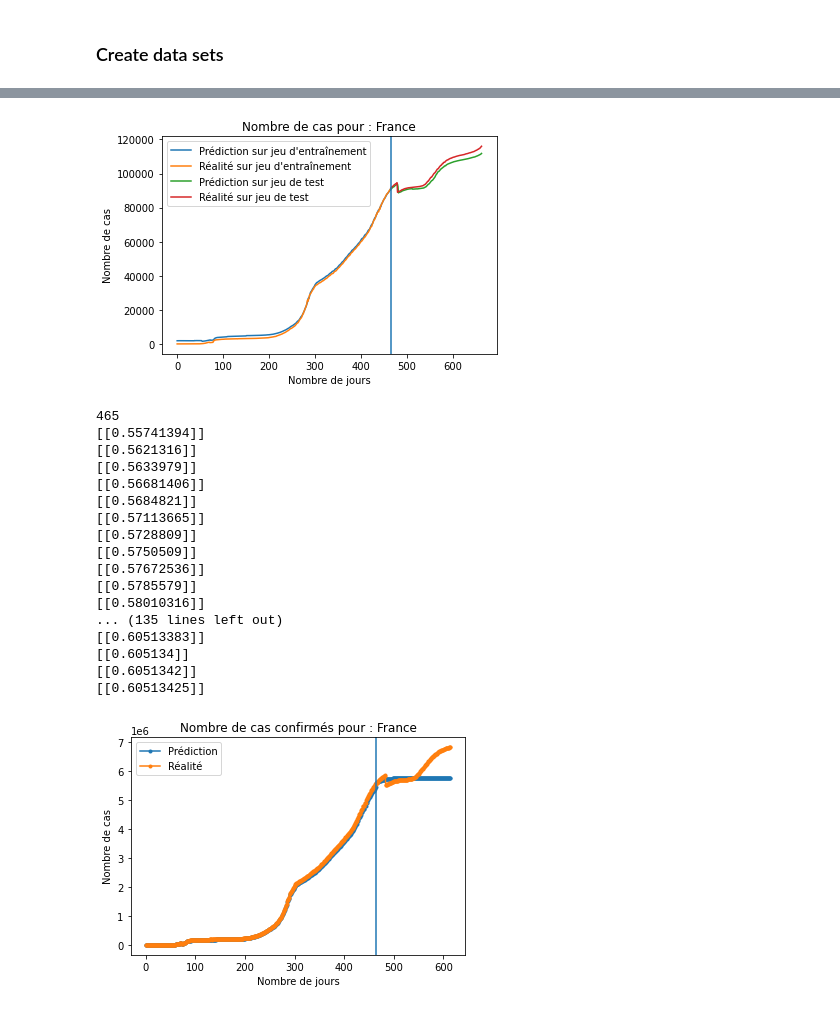
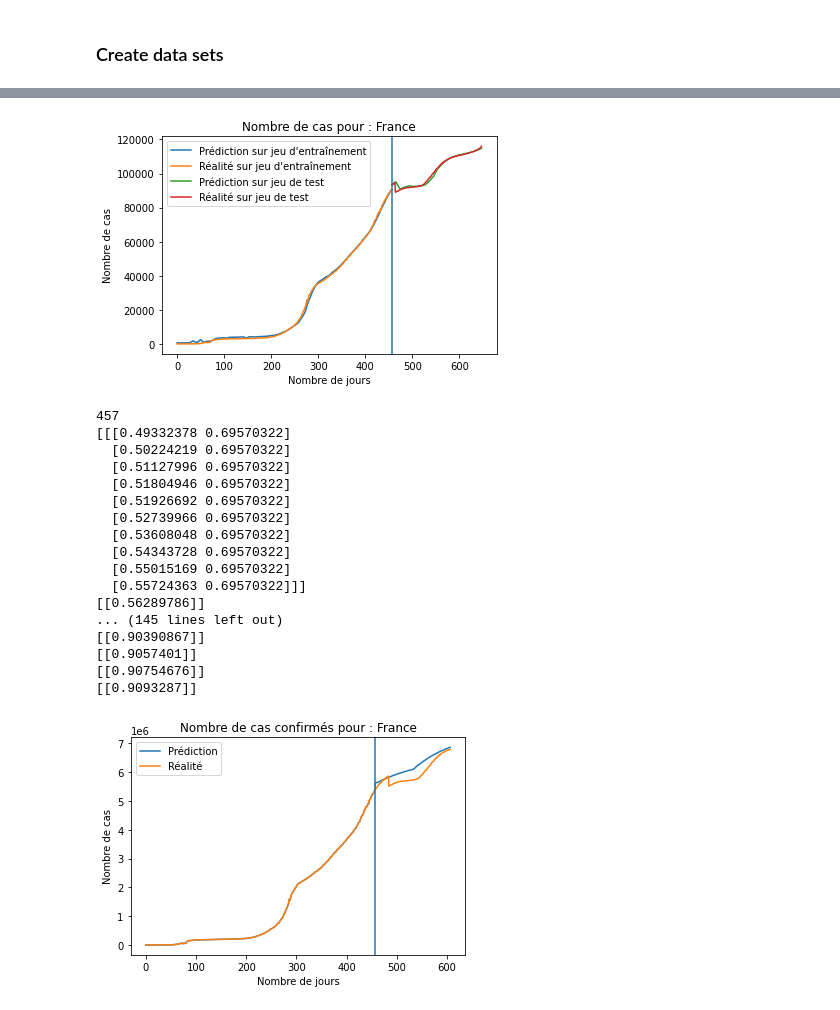
Before and after one commit to Alex2mars/UQAC_Forage_Projet_Covid, a Jupyter notebook: covid_predict.ipynb, the cells around one changed output, grey strips where cells are left out. Drawn from its saved outputs; the diff is of its cells as text; code cells hidden in the pictures.

```diff
--- a/covid_predict.ipynb
+++ b/covid_predict.ipynb
@@ -286,7 +284,7 @@ for i in range(days):
 # %% [markdown]
 # Variables multi-dimensionnelles
 # %%
-time_steps = 2
+time_steps = 10
 n_features = 2
 # %% [markdown]
 ### Get new data
@@ -348,15 +346,15 @@ multi_testX, multi_testY = multi_test
 # %%
 def lstm_network_multi(X, Y, time_steps=1, n_features=1):
   model = kr.Sequential()
-  model.add(kr.layers.LSTM(100, input_shape=(time_steps, n_features), return_sequences=True)) #return_sequences=True
-  model.add(kr.layers.Dropout(0.2))
-  model.add(kr.layers.LSTM(100))
-  model.add(kr.layers.Dropout(0.2))
+  model.add(kr.layers.LSTM(200, input_shape=(time_steps, n_features), return_sequences=True)) #return_sequences=True
+  model.add(kr.layers.Dropout(0.1))
+  model.add(kr.layers.LSTM(400))
+  model.add(kr.layers.Dropout(0.1))
   model.add(kr.layers.Dense(1))
-  opt = tf.keras.optimizers.Adam(learning_rate=0.001)
+  opt = tf.keras.optimizers.Adam(learning_rate=0.0001)
   model.compile(loss='mean_squared_error', optimizer=opt)
   model.summary()
-  model.fit(X, Y, epochs=30, batch_size=6);
+  model.fit(X, Y, epochs=20, batch_size=6);
   return model
 # %%
 multi_lstm = lstm_network_multi(multi_trainX, multi_trainY, time_steps, n_features)
@@ -381,7 +379,7 @@ Epoch 30/30
 # %%
 display_plot_lstm(multi_lstm, deaths_scaler, multi_trainX, multi_trainY, multi_testX, multi_testY, country, "cas")
 # %% [output]
-[figure, old version]
+[figure, new version]
 # %%
 n_days = 150
 predictions = []
@@ -389,6 +387,7 @@ test = multi_trainX[-1]
 test = test.reshape(-1, time_steps, n_features)
 start_day = len(multi_trainX)
 print(start_day)
+print(test)
 for i in range(n_days):
     pred = multi_lstm.predict(test)
     predictions.append(pred[0][0])
@@ -396,40 +395,44 @@ for i in range(n_days):
     old = test[0][0]
     test = np.delete(test[0], 0, axis=0)
 
-    test = np.append(test, [pred[0][0], old[1]]).reshape(-1, time_steps, n_features)
+    indice = stringency_scaler.transform([[50]])
+    if i > 75:
+        indice = stringency_scaler.transform([[65]])
+
+    test = np.append(test, [pred[0][0], indice[0][0]]).reshape(-1, time_steps, n_features)
 
     print(pred)
 # %% [output]
-465
-[[0.55741394]]
-[[0.5621316]]
-[[0.5633979]]
-[[0.56681406]]
-[[0.5684821]]
-[[0.57113665]]
-[[0.5728809]]
-[[0.5750509]]
-[[0.57672536]]
-[[0.5785579]]
-[[0.58010316]]
-... (135 lines left out)
-[[0.60513383]]
-[[0.605134]]
-[[0.6051342]]
-[[0.60513425]]
+457
+[[[0.49332378 0.69570322]
+  [0.50224219 0.69570322]
+  [0.51127996 0.69570322]
+  [0.51804946 0.69570322]
+  [0.51926692 0.69570322]
+  [0.52739966 0.69570322]
+  [0.53608048 0.69570322]
+  [0.54343728 0.69570322]
+  [0.55015169 0.69570322]
+  [0.55724363 0.69570322]]]
+[[0.56289786]]
+... (145 lines left out)
+[[0.90390867]]
+[[0.9057401]]
+[[0.90754676]]
+[[0.9093287]]
 # %%
-predicted_plot = np.concatenate((confirmed_trainX[:start_day].reshape((-1,)), predictions))
+predicted_plot = np.concatenate((confirmed_scaler.transform(confirmed_country_values[:start_day].reshape((-1, 1))).reshape((-1,)), predictions))
 predicted_plot = confirmed_scaler.inverse_transform(predicted_plot.reshape((-1, 1)))
 
 days = np.concatenate((list(range(start_day)), np.array([day for day in range(start_day, start_day+n_days)])))
 # %%
-plt.plot(days, predicted_plot, '.-', label="Prédiction")
-plt.plot(days, confirmed_country_values[:start_day+n_days], '.-', label="Réalité")
+plt.plot(days, predicted_plot, '-', label="Prédiction")
+plt.plot(days, confirmed_country_values[:start_day+n_days], '-', label="Réalité")
 plt.legend()
 plt.axvline(start_day)
 plt.title("Nombre de cas confirmés pour : " + country)
 plt.xlabel("Nombre de jours")
 plt.ylabel("Nombre de cas")
 plt.show()
 # %% [output]
-[figure, old version]
+[figure, new version]
```
Also changed, not shown: parts of 6 cells of this notebook.
